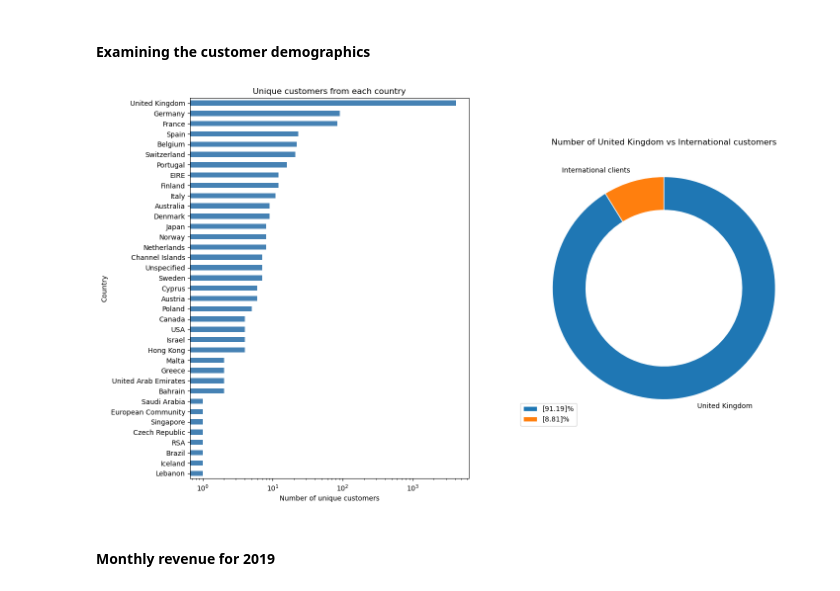
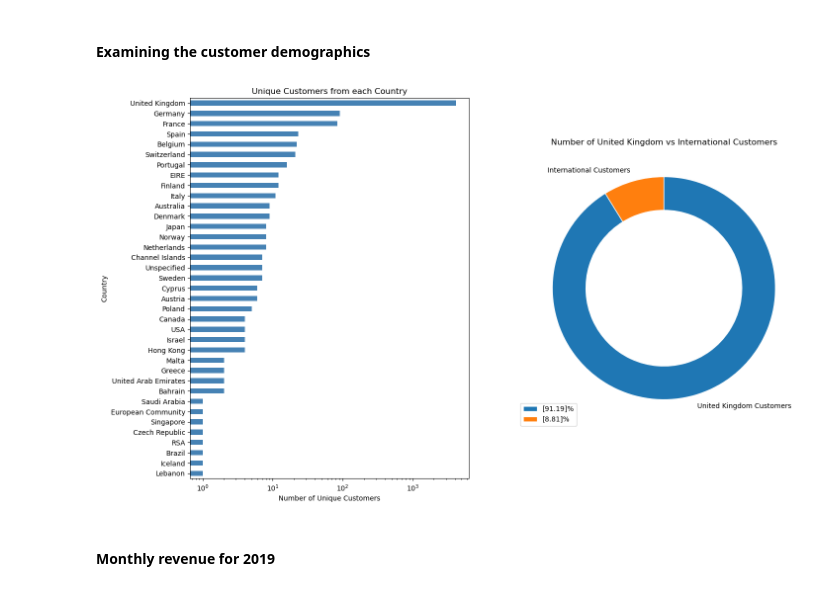
Before and after one commit to SyNikolai/EcommerceAnalytics, a Jupyter notebook: ecommerce.ipynb, the cells around one changed output. Saved outputs shown, nothing was run; the diff lists cells and outputs as text; code cells hidden in the pictures.

```diff
--- a/ecommerce.ipynb
+++ b/ecommerce.ipynb
@@ -430,25 +432,25 @@ total_global = total_non_uk + total_uk
 # %%
 # Plotting the results
 fig, (ax1, ax2) = plt.subplots(1, 2, figsize=[16,10])
 
 # Horizontal bar plot
 ax1 = demographics.plot.barh(color="steelblue", ax=ax1)
 ax1.set_xscale("log")
-ax1.set_xlabel("Number of unique customers")
-ax1.set_title("Unique customers from each country")
+ax1.set_xlabel("Number of Unique Customers")
+ax1.set_title("Unique Customers from each Country")
 
 # Draw the pie chart
-ax2 = plt.pie([total_uk,total_non_uk],labels=["United Kingdom", "International clients"],
+ax2 = plt.pie([total_uk,total_non_uk],labels=["United Kingdom Customers", "International Customers"],
 startangle=90, counterclock=False, wedgeprops=dict(width=0.3, edgecolor="w"))
-plt.title("Number of United Kingdom vs International customers")
+plt.title("Number of United Kingdom vs International Customers")
 
 # Add a legend with percentages on the pie chart
 plt.legend([f"{np.round(total_uk/total_global *100,2)}%", f"{np.round(total_non_uk/total_global * 100,2)}%"],
 bbox_to_anchor=(0.2, 0.1))
 
 plt.show()
 # %% [output]
-[figure, old version]
+[figure, new version]
 # %% [markdown]
 #### Monthly revenue for 2019
 # %%
```
Also changed, not shown: parts of 10 cells of this notebook.
